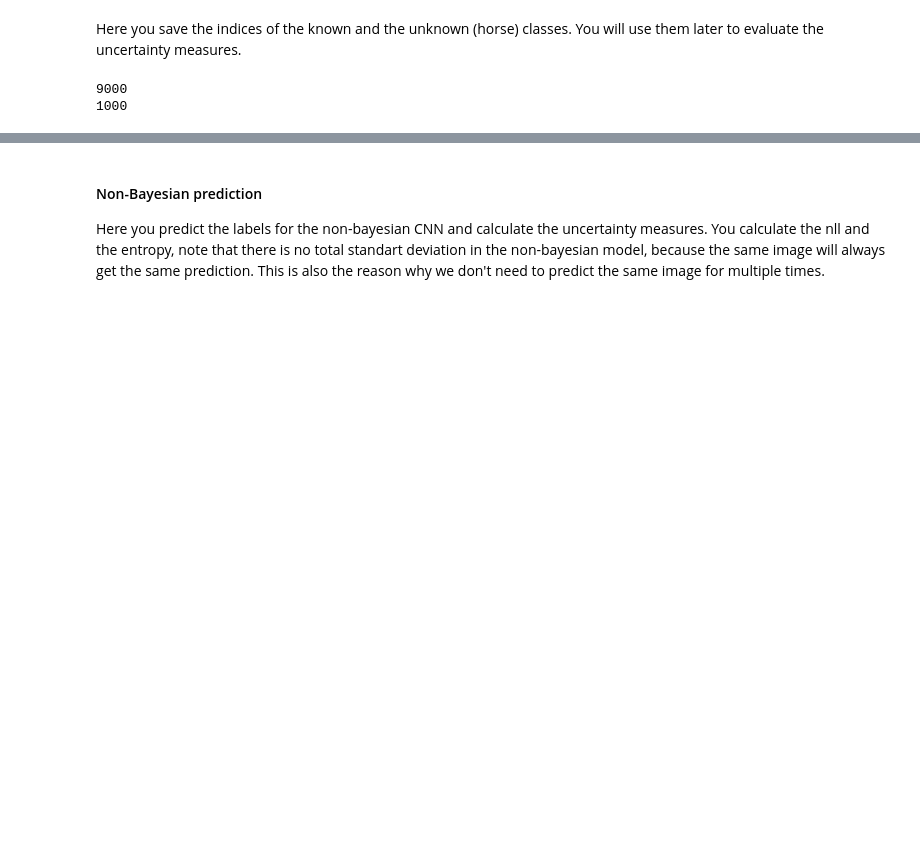
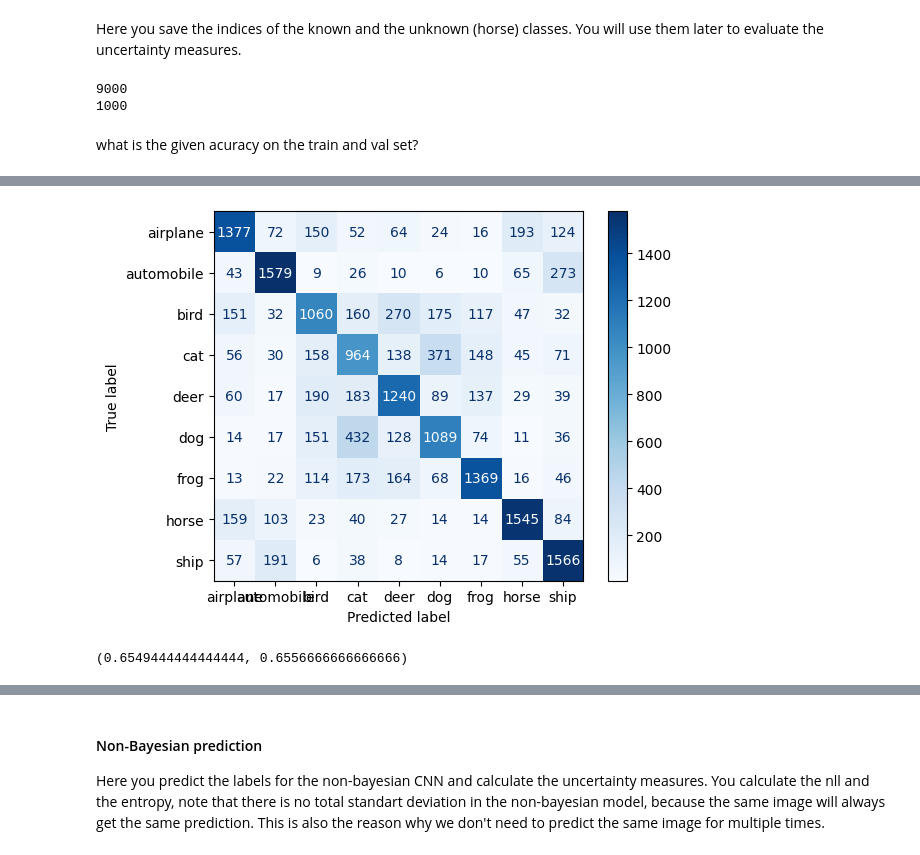
Before and after one commit to RachelRamirez/tta, a Jupyter notebook: TTA_experiments_only.ipynb, the cells around one changed output, grey strips where cells are left out. Saved outputs shown, nothing was run; the diff lists cells and outputs as text; code cells hidden in the pictures; blank space fills up the shorter version.

Commit message:
figured out val_acc

```diff
--- a/TTA_experiments_only.ipynb
+++ b/TTA_experiments_only.ipynb
@@ -266,3 +261,25 @@ print(len(unknown_idx))
 # %% [output]
 9000
 1000
+# %% [markdown]
+what is the given acuracy on the train and val set?
+# %%
+pred=model.predict(x_val)  #array (18000, 9)
+pred_max_p=np.max(pred,axis=1) #array of (18000,)
+
+entropy=np.array([-np.sum( pred[i] * np.log2(pred[i] + 1E-14)) for i in range(0,len(pred))])
+nll_=-np.log(pred_max_p)
+pred_labels=np.array([labels_no_horse[np.argmax(pred[i])] for i in range(0,len(pred))])
+true_labels=np.array([labels_no_horse[np.argmax(y_val[i])] for i in range(0,len(y_val))])
+cm = confusion_matrix(true_labels, pred_labels)
+
+disp = ConfusionMatrixDisplay(confusion_matrix=cm, display_labels=labels)
+
+disp.plot(cmap=plt.cm.Blues)
+plt.show()
+
+
+val_acc_all=np.average(true_labels==pred_labels)
+val_acc_known=np.average(true_labels[known_idx]==pred_labels[known_idx])
+val_acc_all, val_acc_known
+# %% [output]
@@ -268,0 +287,2 @@ print(len(unknown_idx))
+[figure, added]
+(0.6549444444444444, 0.6556666666666666)
```
Also changed, not shown: parts of 10 cells of this notebook.
